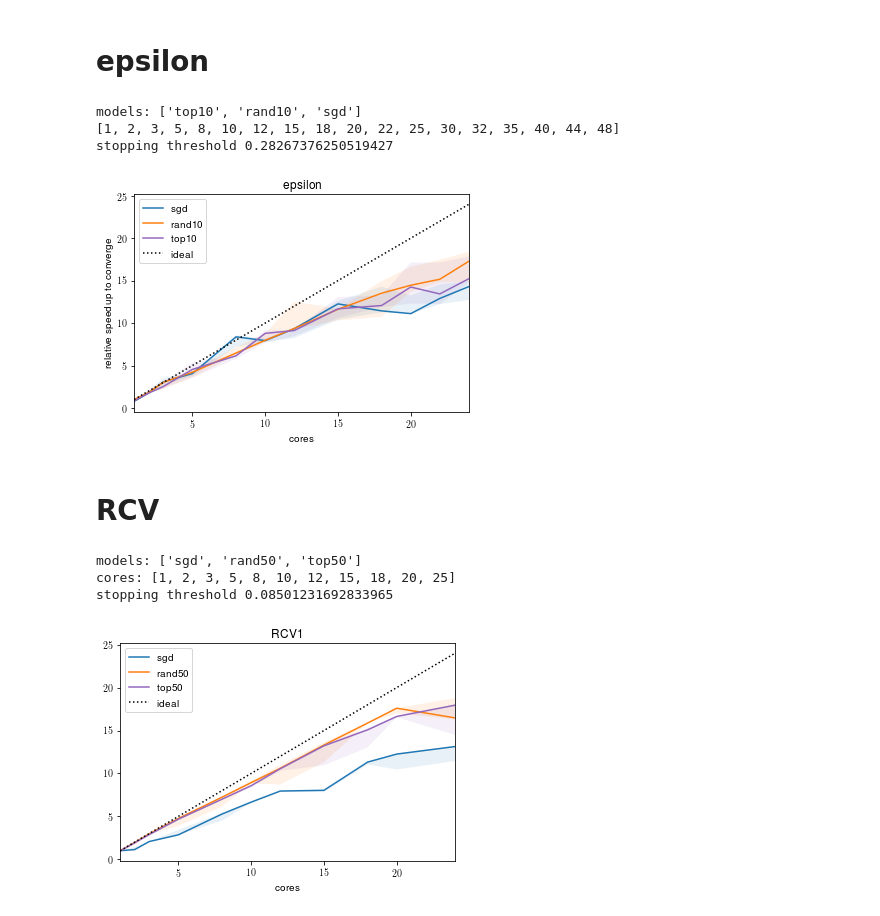
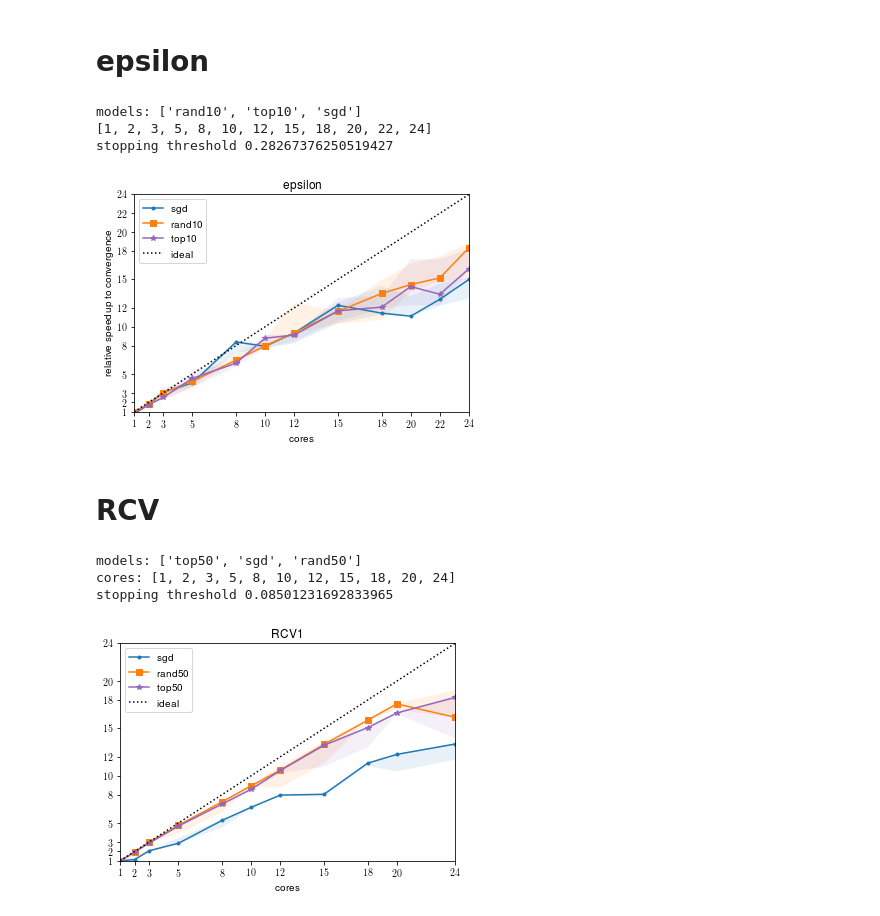
Before and after one commit to epfml/sparsifiedSGD, a Jupyter notebook: notebooks/multicore_plot.ipynb, the cells around one changed output. Cells and saved outputs as stored; diff of their text form; code cells hidden in the pictures.

```diff
--- a/notebooks/multicore_plot.ipynb
+++ b/notebooks/multicore_plot.ipynb
@@ -34,6 +31,14 @@ def color(n):
         return 'C4'
     if 'rand' in n:
         return 'C1'
+
+def marker(n):
+    if 'sgd' in n:
+        return '.'
+    if 'top' in n:
+        return '*'
+    if 'rand' in n:
+        return 's'
 
 def legend_order(enumeration):
     # order sgd, rand, top in the legend
@@ -58,8 +63,8 @@ def epsilon_plot(ax, data):
     models = list(set([k.split('-')[0] for k in data.keys()]))
     print('models:', models)
     # models = ['rand10', 'top10', 'sgd']
-    # cores = [1, 2, 3, 5, 8, 10, 12, 15, 18, 20, 22, 25,]
     cores = sorted(list(set([int(k.split('-')[1][len('cores'):]) for k in data.keys()])))
+    cores = [c for c in cores if c <= 24]
     print(cores)
     repeat = 3
     shape = [len(models), len(cores), repeat, len(data['rand10-cores1-0']['timers'])]
@@ -72,43 +77,44 @@ def epsilon_plot(ax, data):
             for k in range(repeat):
                 name = "{}-cores{}-{}".format(model, core, k)
                 datum = data[name]  # iters, loss, timers
                 iters[i, j, k, :] = datum['iters']
                 losses[i, j, k, :] = datum['losses']
                 timers[i, j, k, :] = datum['timers']
 
     threshold = losses.min(axis=-1).max()
     print('stopping threshold', threshold)
     stop_iter = (losses <= threshold).argmax(axis=-1)
     chronos = np.zeros(stop_iter.shape)
     for i in range(len(models)):
         for j in range(len(cores)):
             for k in range(repeat):
                 chronos[i,j,k] = timers[i,j,k,stop_iter[i, j, k]]
 
     chronos_sorted = np.sort(chronos, axis=-1)
     speedup = chronos_sorted[:, 0, 0, np.newaxis, np.newaxis] / chronos_sorted
     for i, model in legend_order(enumerate(models)):
-        ax.plot(cores, speedup[i, :, 1], c=color(model), label=model)
+        ax.plot(cores, speedup[i, :, 1], c=color(model), label=model, marker=marker(model))
         ax.fill_between(cores, speedup[i, :, 0], speedup[i, :, 2], facecolor=color(model), alpha=0.1)
 
+    lim = [min(cores), max(cores)]
+    ax.plot(lim, lim, linestyle=':', color="black", label="ideal")
 
-
-    lim = [min(cores), max(cores)]
-    lim = [min(cores), 24]
-    ax.plot(lim, lim, linestyle=':', color="black", label="ideal")
-    ax.set_xlim(lim)
     ax.legend()
     ax.set_title('epsilon')
     ax.set_xlabel('cores')
-    ax.set_ylabel('relative speed up to converge')
+    ax.set_xlim(lim)
+    ax.set_xticks(cores)
+    ax.set_ylim(lim)
+    ax.set_yticks(cores)
+    ax.set_ylabel('relative speed up to convergence')
 
 fig, ax = plt.subplots(1, 1)
 epsilon_plot(ax, eps_data)
 # %% [output]
-models: ['top10', 'rand10', 'sgd']
-[1, 2, 3, 5, 8, 10, 12, 15, 18, 20, 22, 25, 30, 32, 35, 40, 44, 48]
+models: ['rand10', 'top10', 'sgd']
+[1, 2, 3, 5, 8, 10, 12, 15, 18, 20, 22, 24]
 stopping threshold 0.28267376250519427
-[figure, old version]
+[figure, new version]
 # %% [markdown]
 # RCV
 # %%
@@ -155,15 +161,15 @@ def rcv_plot(ax, data):
     speedup = chronos_sorted[:, 0, 0, np.newaxis, np.newaxis] / chronos_sorted
     for i, model in legend_order(enumerate(models)):
         c = "C{}".format(i)
-        ax.plot(cores, speedup[i, :, 1], c=color(model), label=model)
+        ax.plot(cores, speedup[i, :, 1], c=color(model), label=model, marker=marker(model))
         ax.fill_between(cores, speedup[i, :, 0], speedup[i, :, 2], facecolor=color(model), alpha=0.1)
 
-
-
     lim = [min(cores), max(cores)]
-    lim = [1, 24]
     ax.plot(lim, lim, linestyle=':', color="black", label="ideal")
     ax.set_xlim(lim)
+    ax.set_xticks(cores)
+    ax.set_ylim(lim)
+    ax.set_yticks(cores)
     ax.legend()
     ax.set_title('RCV1')
     ax.set_xlabel('cores')
@@ -172,10 +178,10 @@ def rcv_plot(ax, data):
 fig, ax = plt.subplots(1, 1)
 rcv_plot(ax, rcv_data)
 # %% [output]
-models: ['sgd', 'rand50', 'top50']
-cores: [1, 2, 3, 5, 8, 10, 12, 15, 18, 20, 25]
+models: ['top50', 'sgd', 'rand50']
+cores: [1, 2, 3, 5, 8, 10, 12, 15, 18, 20, 24]
 stopping threshold 0.08501231692833965
-[figure, old version]
+[figure, new version]
 # %%
 fig, (ax1, ax2) = plt.subplots(1, 2, figsize=(10, 4))
 epsilon_plot(ax1, eps_data)
```
Also changed, not shown: parts of 2 cells of this notebook, 59 other files.
